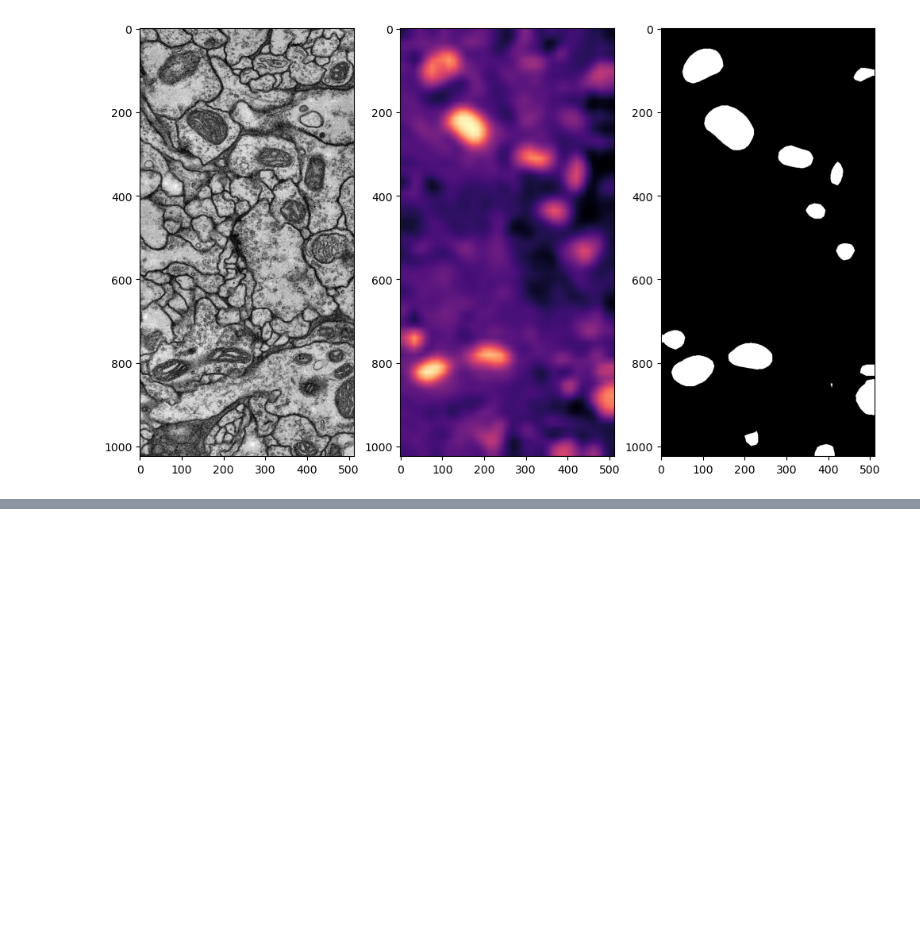
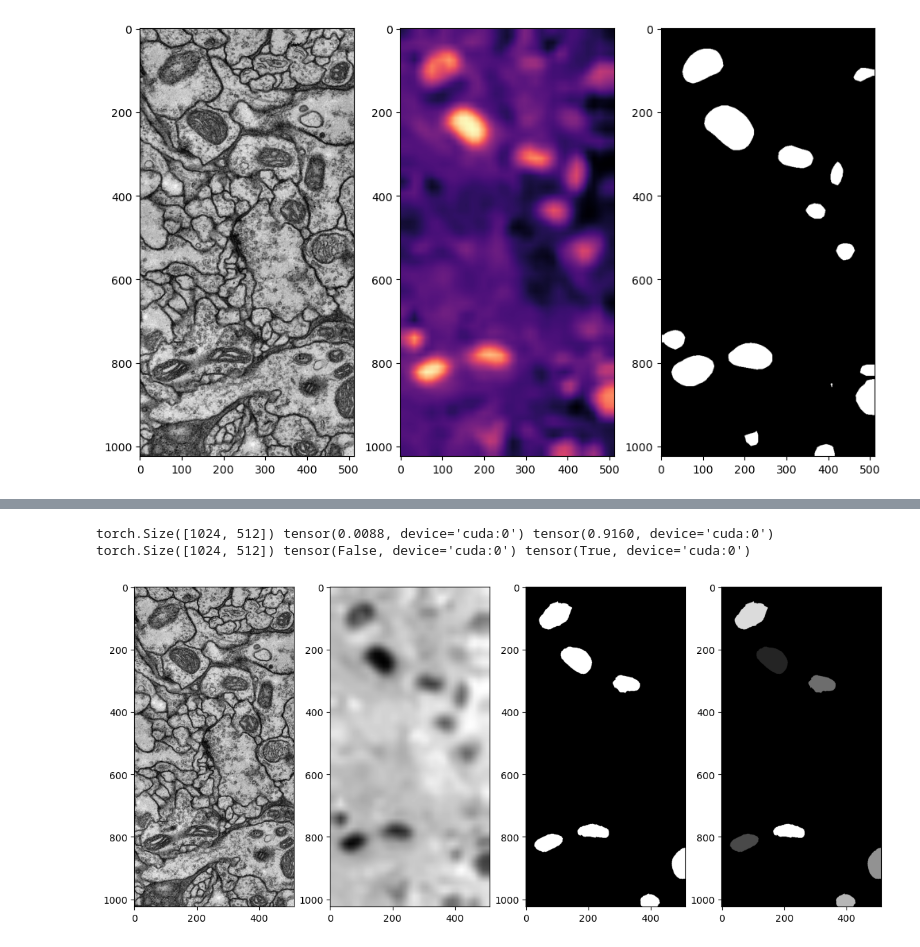
Before and after one commit to AAitorG/napari-DINOSim, a Jupyter notebook: src/dinoSim_example.ipynb, the cells around one changed output, grey strips where cells are left out. Drawn from its saved outputs; the diff is of its cells as text; code cells hidden in the pictures; blank space fills up the shorter version.

```diff
--- a/src/dinoSim_example.ipynb
+++ b/src/dinoSim_example.ipynb
@@ -22,7 +22,7 @@ Device: cuda:0
 #@title Data and Processing Parameters
 
 #@markdown ### Data Settings
-ds_path = '/content/drive/MyDrive/data/' #@param {type:"string"}
+ds_path = '/home/aitor/Documents/Datasets/' #@param {type:"string"}
 dataset = 'VNC' #@param {type:"string"}
 
 #@markdown ### Post-processing Settings
@@ -115,0 +124,5 @@ for i in range(1):
+# %%
+from napari_dinosim.sam2_utils import *
+sam2_processor = SAM2Processor(device)
+sam2_processor.load_model('tiny')
+sam2_processor.generate_sam_masks(train_dataset[0]) # time consuming!
@@ -115,0 +134,25 @@ for i in range(1):
+# %%
+threshold = 0.5
+
+sam2_masks_binary = sam2_processor.refine_prediction_with_sam_masks(
+    torch.from_numpy(predictions[0]).squeeze().to(device)
+    )
+sam2_masks_instance = sam2_processor.get_refined_instances_with_sam_prediction(
+    torch.from_numpy(predictions[0]).squeeze().to(device),
+    threshold=threshold
+    )
+
+plt.figure(figsize=(14,6))
+plt.subplot(141)
+plt.imshow(input_img[...,0], 'gray')
+plt.subplot(142)
+plt.imshow(predictions[0], 'gray')
+plt.subplot(143)
+plt.imshow(sam2_masks_binary < threshold, 'gray')
+plt.subplot(144)
+plt.imshow(sam2_masks_instance, 'gray')
+plt.show()
+# %% [output]
+torch.Size([1024, 512]) tensor(0.0088, device='cuda:0') tensor(0.9160, device='cuda:0')
+torch.Size([1024, 512]) tensor(False, device='cuda:0') tensor(True, device='cuda:0')
+[figure, added]
```
Also changed, not shown: parts of 5 cells of this notebook, 3 other files.
